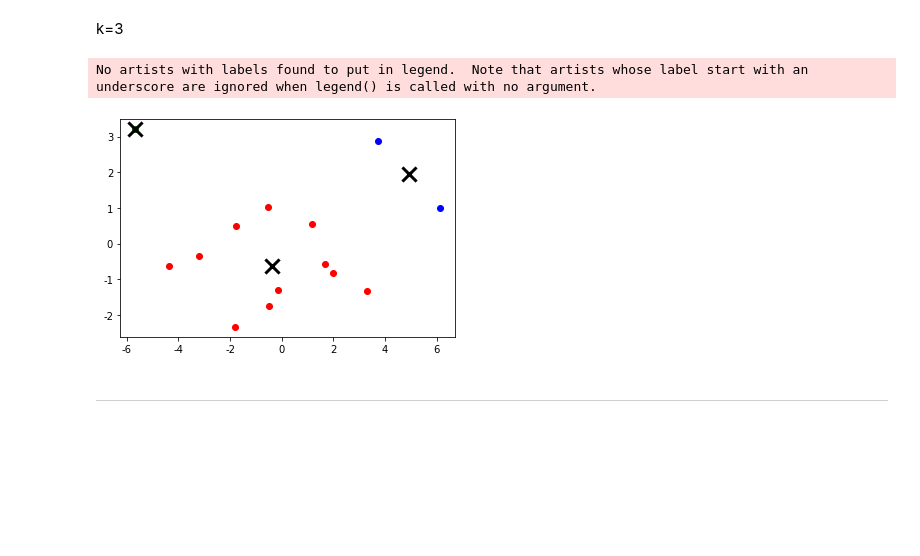
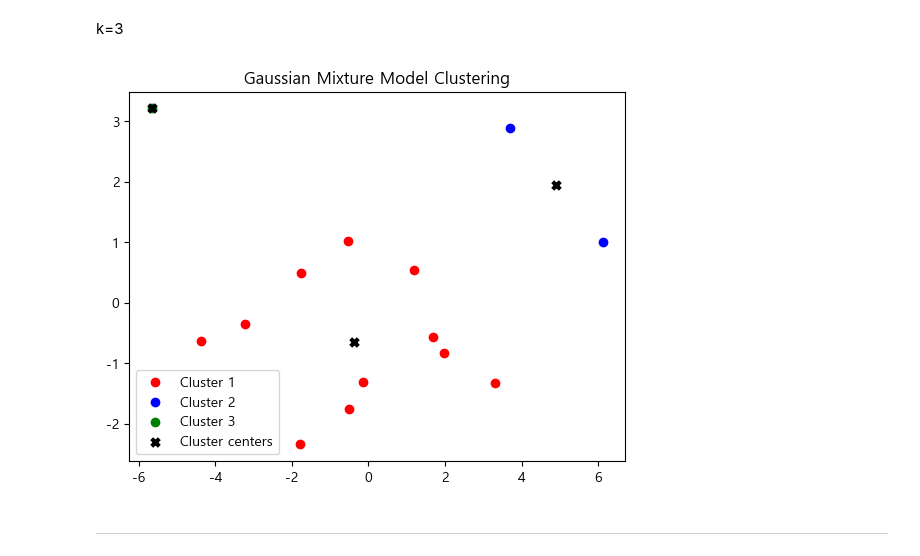
Before and after one commit to actorjung/Gwangjin_Big_Data_Project, a Jupyter notebook: code/suhwan/pca_clustering2.ipynb, the cells around one changed output. Cells and saved outputs as stored; diff of their text form; code cells hidden in the pictures; blank space fills up the shorter version.

```diff
--- a/code/suhwan/pca_clustering2.ipynb
+++ b/code/suhwan/pca_clustering2.ipynb
@@ -8,2 +9,2 @@ Path2 = 'D:/Big_Data_Project/data'
 # %%
-df=pd.read_csv(f'{Path2}/preprocessed_data.csv')
+df=pd.read_csv(f'{Path3}/preprocessed_data.csv')
@@ -127,0 +149,11 @@ Explained variance ratio: [0.49515722 0.12418328 0.10480406 0.07788003]
+# %%
+plt.rc('font', family='Malgun Gothic')
+
+weights = pca.components_
+n_components, n_features = weights.shape
+
+# 히트맵 시각화
+plt.figure(figsize=(10, 6))
+sns.heatmap(weights, cmap='coolwarm', annot=True, fmt='.2f', xticklabels=df.columns)
+plt.title('PCA Component Weights')
+plt.show()
@@ -251,7 +290,7 @@ X_scaled = StandardScaler().fit_transform(df)
 # Perform principal component analysis.
 X_pca = pca.fit_transform(X_scaled)
 
-kmeans = KMeans(n_clusters=5, init='random', algorithm='auto')
+kmeans = KMeans(n_clusters=3, init='random', algorithm='auto')
 kmeans.fit(X_pca)
 
 # Check the cluster label for each data
@@ -322,32 +370,33 @@ k=3
 # %%
 # gmm 모델 인스턴스화
 gmm = GaussianMixture(n_components=3, random_state=42)
 
 # 모델 학습
 gmm.fit(X_pca)
 
 # 클러스터 예측
 centers = gmm.means_
 
 labels = gmm.predict(X_pca)
 
 pca = PCA(n_components=2)
 pca_result = pca.fit_transform(X_pca)
 
 colors = ['red', 'blue', 'green', 'orange', 'purple']
 
+fig, ax = plt.subplots()
+
 for i in range(3):
-    plt.scatter(pca_result[labels == i, 0], pca_result[labels == i, 1], color=colors[i])
-plt.scatter(centers[:, 0], centers[:, 1], color='black', marker='x', s=200, linewidth=3)
+    ax.scatter(pca_result[labels == i, 0], pca_result[labels == i, 1], color=colors[i], label=f"Cluster {i+1}")
+ax.scatter(centers[:, 0], centers[:, 1], color='black', marker='x', s=30, linewidth=3, label="Cluster centers")
 
 # Chart settings
-ax.set_title('KMedoids Clustering')
+ax.set_title('Gaussian Mixture Model Clustering')
 ax.legend()
 plt.show()
 # 1 11 2
 # %% [output]
-No artists with labels found to put in legend.  Note that artists whose label start with an underscore are ignored when legend() is called with no argument.
-[figure, old version]
+[figure, new version]
 # %% [markdown]
 ***
 # %% [markdown]
```
Also changed, not shown: parts of 16 cells of this notebook, 1 other file.
